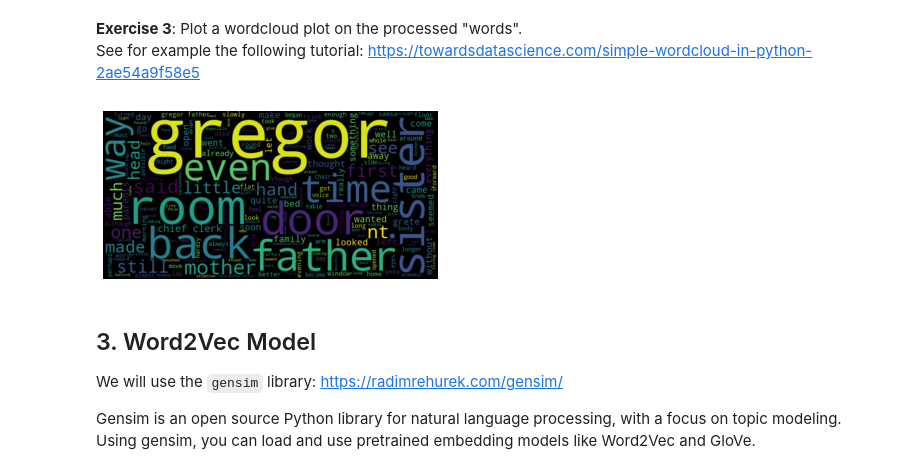
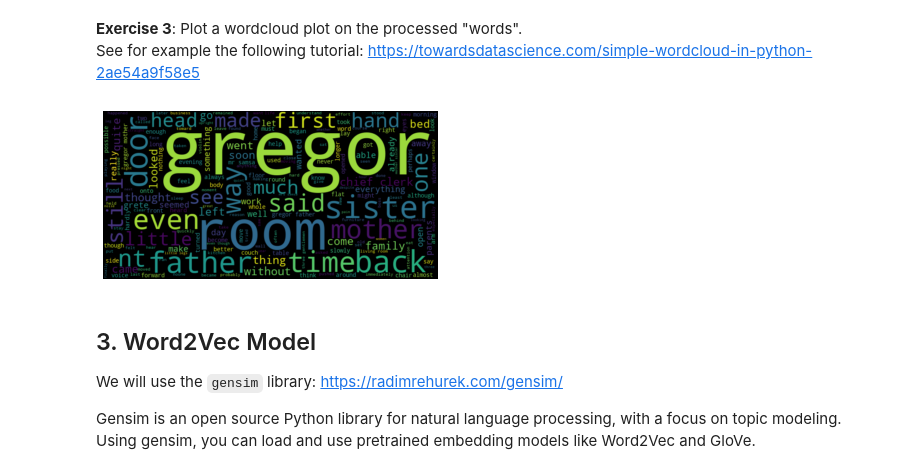
Before and after one commit to igmim-yassine/Pytorch-Tutorial, a Jupyter notebook: 01E_word_embeddings_Emines_NLPClass_Jan2022.ipynb, the cells around one changed output. Cells and saved outputs as stored; diff of their text form; code cells hidden in the pictures.

Commit message:
word_embedding

```diff
--- a/01E_word_embeddings_Emines_NLPClass_Jan2022.ipynb
+++ b/01E_word_embeddings_Emines_NLPClass_Jan2022.ipynb
@@ -168,2 +146,14 @@ def preprocess_text(filename):
+# %%
+def preprocess_text(filename):
+  file = open(filename, 'rt')
+  text = file.read()
+  file.close()
+  tokens = word_tokenize(text)
+  tokens = [w.lower() for w in tokens]
+  re_punc = re.compile('[%s]' % re.escape(string.punctuation))
+  stripped = [re_punc.sub('', w) for w in tokens]
+  words = [w for w in stripped if w.isalpha()]
+  words = [w for w in words if w not in set(stopwords.words('english'))]
+  return words
 # %%
-words = preprocess_text('/content/drive/MyDrive/12_Teaching/UM6P-NLP-Jan2022/notebooks/metamorphosis.txt')
+words = preprocess_text('/content/metamorphosis.txt')
@@ -194,8 +206,12 @@ from PIL import Image
 from wordcloud import WordCloud, STOPWORDS, ImageColorGenerator
 # %%
 # Create and generate a word cloud image:
+wordcloud = WordCloud(width=800, height=400).generate(' '.join(words))
+plt.imshow(wordcloud, interpolation='bilinear')
+plt.axis("off")
+plt.show()
 # %% [output]
-[figure, old version]
+[figure, new version]
 # %% [markdown]
 ## 3. Word2Vec Model
 We will use the `gensim` library: https://radimrehurek.com/gensim/
```
Also changed, not shown: parts of 8 cells of this notebook.
